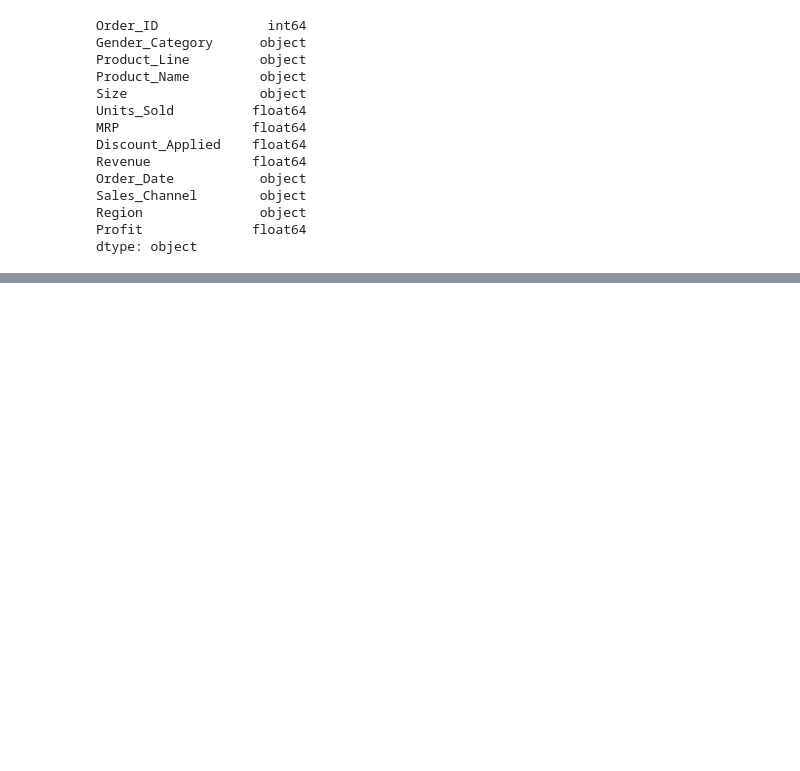
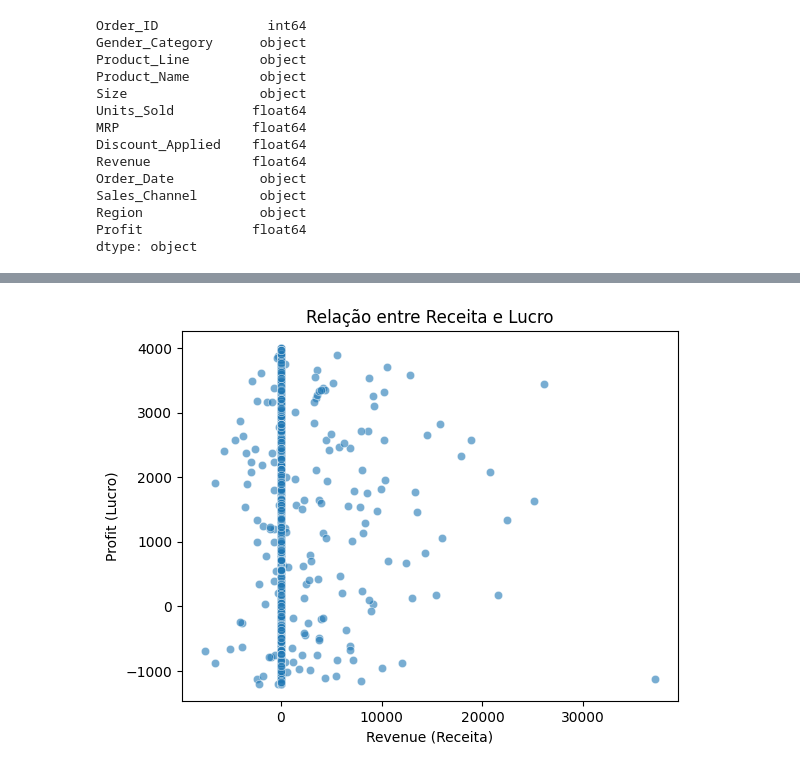
Before and after one commit to Joaovhl031/A3-AnaliseNike2024, a Jupyter notebook: notebooks/Analise1.ipynb, the cells around one changed output, grey strips where cells are left out. Drawn from its saved outputs; the diff is of its cells as text; code cells hidden in the pictures; blank space fills up the shorter version.

```diff
--- a/notebooks/Analise1.ipynb
+++ b/notebooks/Analise1.ipynb
@@ -79,0 +135,8 @@ std                           NaN  1478.671013
+# %%
+sns.scatterplot(x='Revenue', y='Profit', data=df, alpha=0.6)
+plt.title('Relação entre Receita e Lucro')
+plt.xlabel('Revenue (Receita)')
+plt.ylabel('Profit (Lucro)')
+plt.show()
+# %% [output]
+[figure, added]
```
Also changed, not shown: parts of 11 cells of this notebook.
